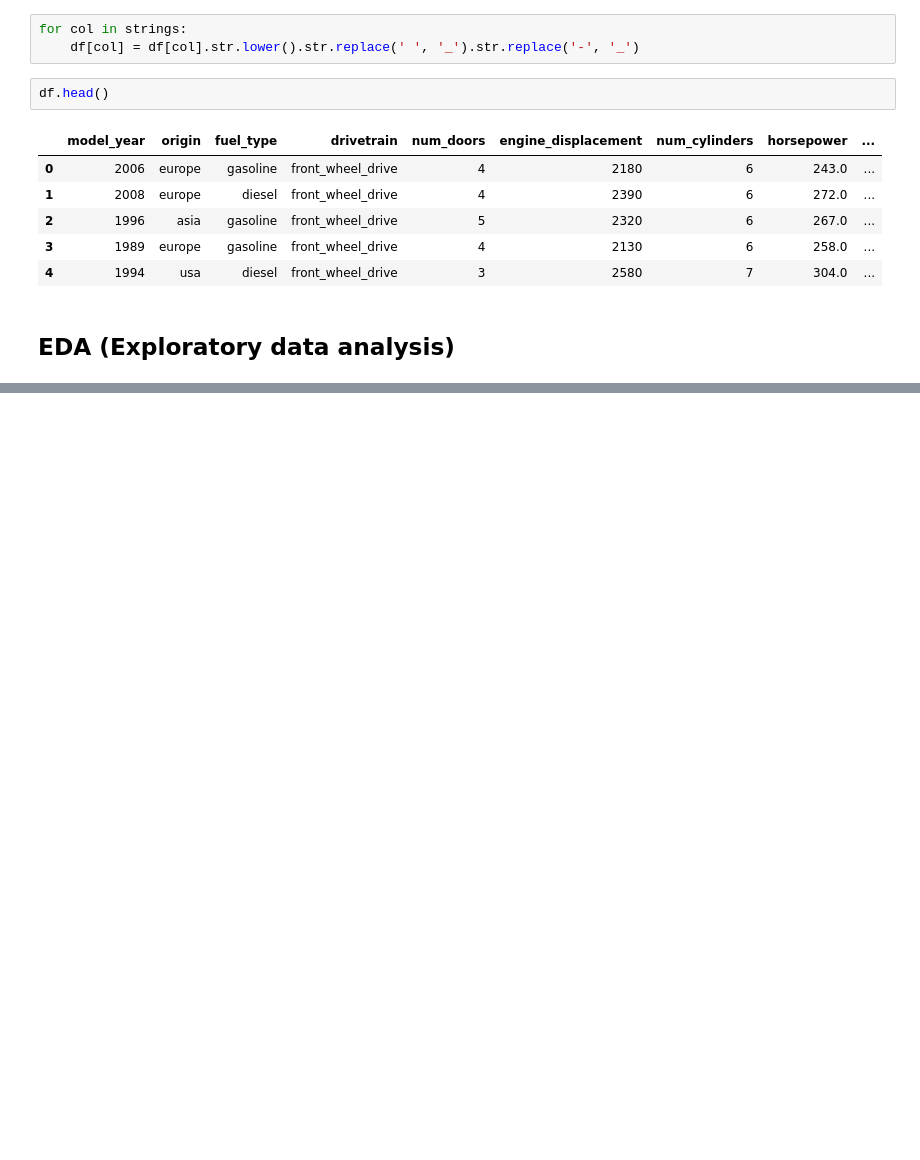
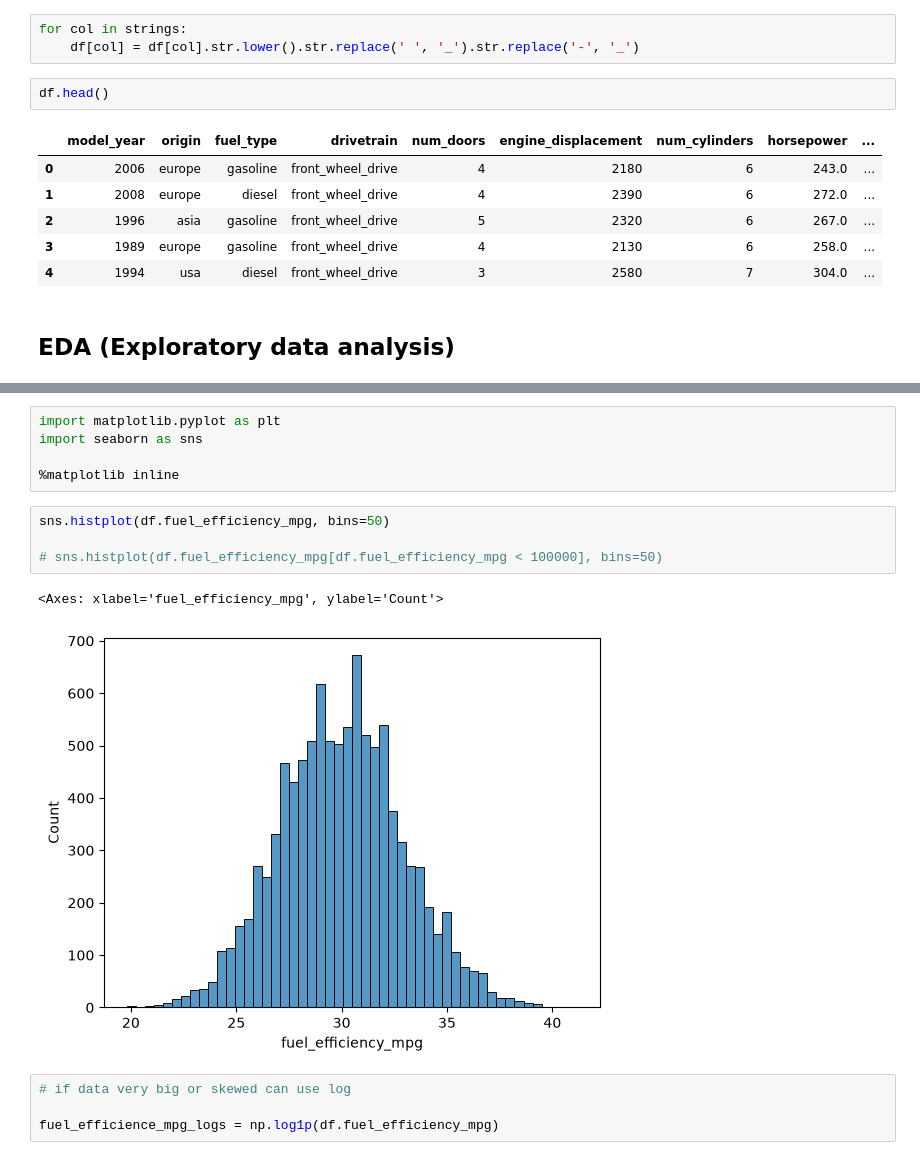
Before and after one commit to dilawarzAlgorithm/ml-zoomcamp-2026, a Jupyter notebook: 02_regression/coursework.ipynb, the cells around one changed output, grey strips where cells are left out. Cells and saved outputs as stored; diff of their text form; blank space fills up the shorter version.

```diff
--- a/02_regression/coursework.ipynb
+++ b/02_regression/coursework.ipynb
@@ -52,0 +80,16 @@ df.head()
+# %%
+import matplotlib.pyplot as plt
+import seaborn as sns
+
+%matplotlib inline
+# %%
+sns.histplot(df.fuel_efficiency_mpg, bins=50)
+
+# sns.histplot(df.fuel_efficiency_mpg[df.fuel_efficiency_mpg < 100000], bins=50)
+# %% [output]
+<Axes: xlabel='fuel_efficiency_mpg', ylabel='Count'>
+[figure, added]
+# %%
+# if data very big or skewed can use log
+
+fuel_efficience_mpg_logs = np.log1p(df.fuel_efficiency_mpg)
```
Also changed, not shown: parts of 13 cells of this notebook.
